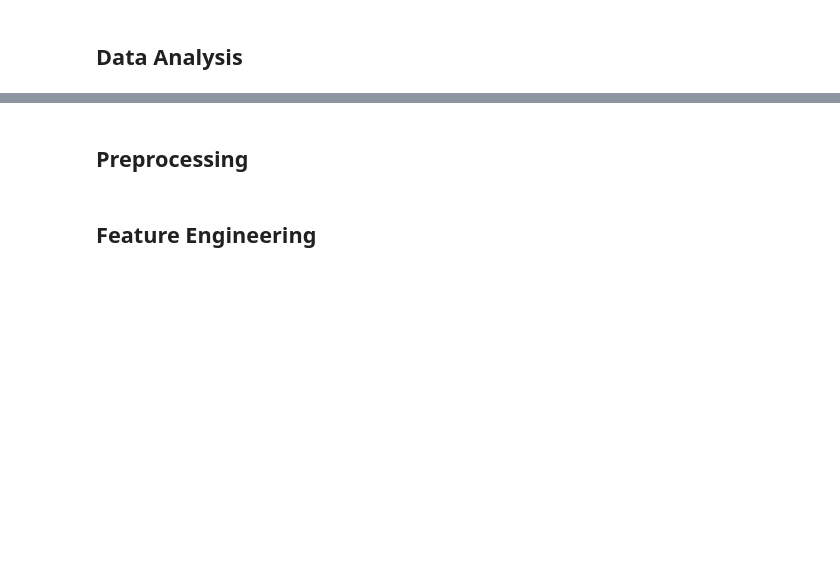
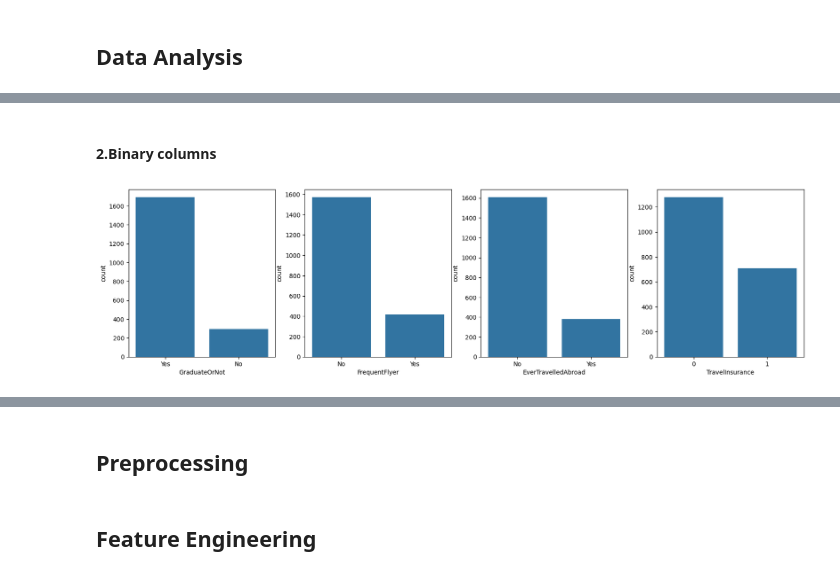
Before and after one commit to Likelipop/Introduction-to-ML, a Jupyter notebook: Homework_Form.ipynb, the cells around one changed output, grey strips where cells are left out. Drawn from its saved outputs; the diff is of its cells as text; code cells hidden in the pictures; blank space fills up the shorter version.

```diff
--- a/Homework_Form.ipynb
+++ b/Homework_Form.ipynb
@@ -65,0 +83,10 @@ df.head()
+# %% [markdown]
+<h4>2.Binary columns </h4>
+# %%
+column_barplot = ['GraduateOrNot','FrequentFlyer','EverTravelledAbroad','TravelInsurance']
+
+fig, axis = plt.subplots(1,4, figsize=(20,5))
+for i,column in enumerate(column_barplot):
+    sns.countplot(x=column, data=df, ax=axis[column_barplot.index(column)])
+# %% [output]
+[figure, added]
```
Also changed, not shown: parts of 9 cells of this notebook.
